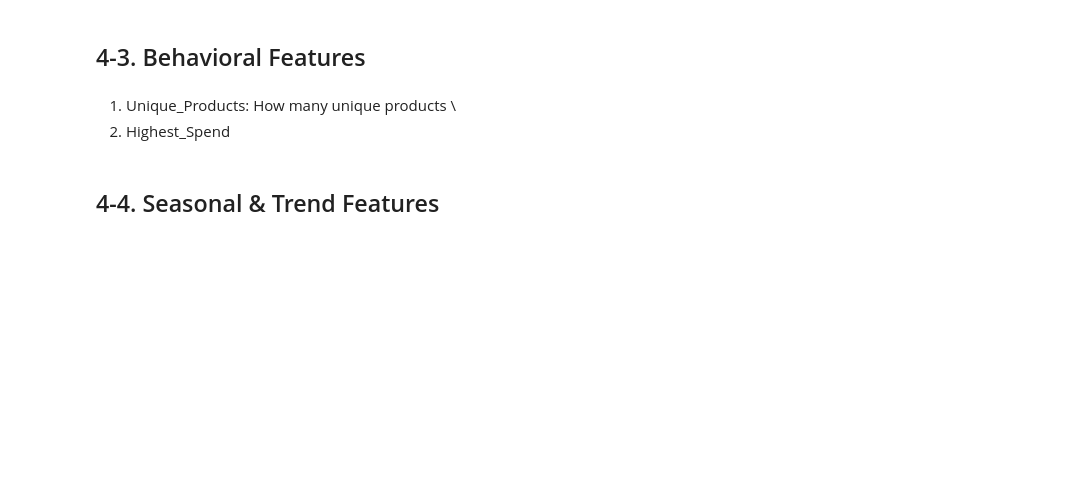
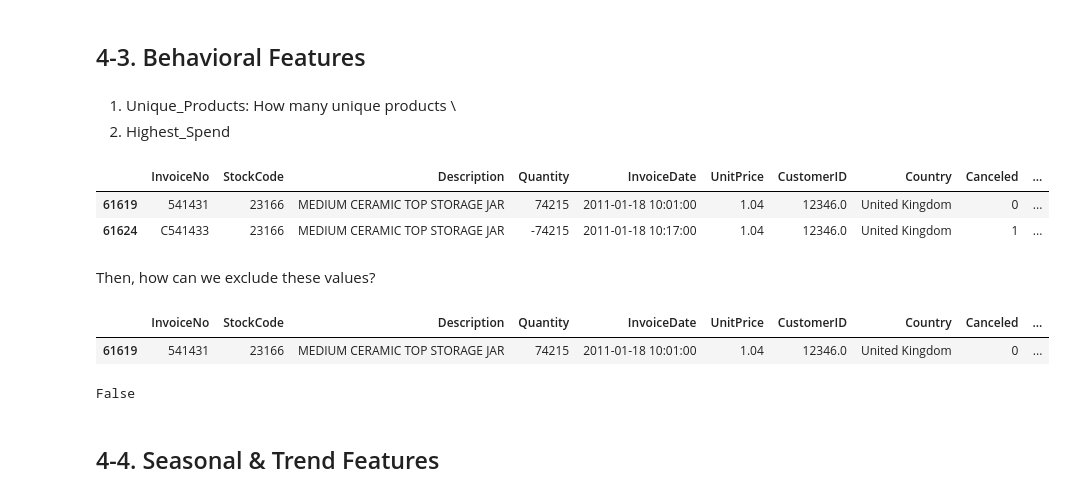
Before and after one commit to iamyunaseo/e-commerce-customer-behavior-analytics, a Jupyter notebook: e-commerce-customer-behavior-analytics.ipynb, the cells around one changed output. Cells and saved outputs as stored; diff of their text form; code cells hidden in the pictures; blank space fills up the shorter version.

```diff
--- a/e-commerce-customer-behavior-analytics.ipynb
+++ b/e-commerce-customer-behavior-analytics.ipynb
@@ -523,4 +500,0 @@ df_canceled = df[df['Canceled'] == 1].groupby('CustomerID')['InvoiceNo'].nunique
-# %%
-# Merge the cancellation rate
-df = df.merge(df_transactions, on='CustomerID', how='left')
-df = df.merge(df_canceled, on='CustomerID', how='left')
@@ -790,0 +735,8 @@ customer_df = customer_df.merge(Unique_Products, on = 'CustomerID', how = 'left'
+# %%
+df[df['CustomerID'] == 12346]
+# %% [output]
+|  | InvoiceNo | StockCode | Description | Quantity | InvoiceDate | UnitPrice | CustomerID | Country | Canceled | ... |
+| 61619 | 541431 | 23166 | MEDIUM CERAMIC TOP STORAGE JAR | 74215 | 2011-01-18 10:01:00 | 1.04 | 12346.0 | United Kingdom | 0 | ... |
+| 61624 | C541433 | 23166 | MEDIUM CERAMIC TOP STORAGE JAR | -74215 | 2011-01-18 10:17:00 | 1.04 | 12346.0 | United Kingdom | 1 | ... |
+# %% [markdown]
+Then, how can we exclude these values?
@@ -791,3 +764,12 @@ customer_df = customer_df.merge(Unique_Products, on = 'CustomerID', how = 'left'
+# %%
+df_canceled_removed[df_canceled_removed['CustomerID'] == 12346]
+# %% [output]
+|  | InvoiceNo | StockCode | Description | Quantity | InvoiceDate | UnitPrice | CustomerID | Country | Canceled | ... |
+| 61619 | 541431 | 23166 | MEDIUM CERAMIC TOP STORAGE JAR | 74215 | 2011-01-18 10:01:00 | 1.04 | 12346.0 | United Kingdom | 0 | ... |
+# %%
+print(541431 in canceled_invoice_number)
+# %% [output]
+False
 # %% [markdown]
 ## 4-4. Seasonal & Trend Features
 # %% [markdown]
```
Also changed, not shown: parts of 17 cells of this notebook.
